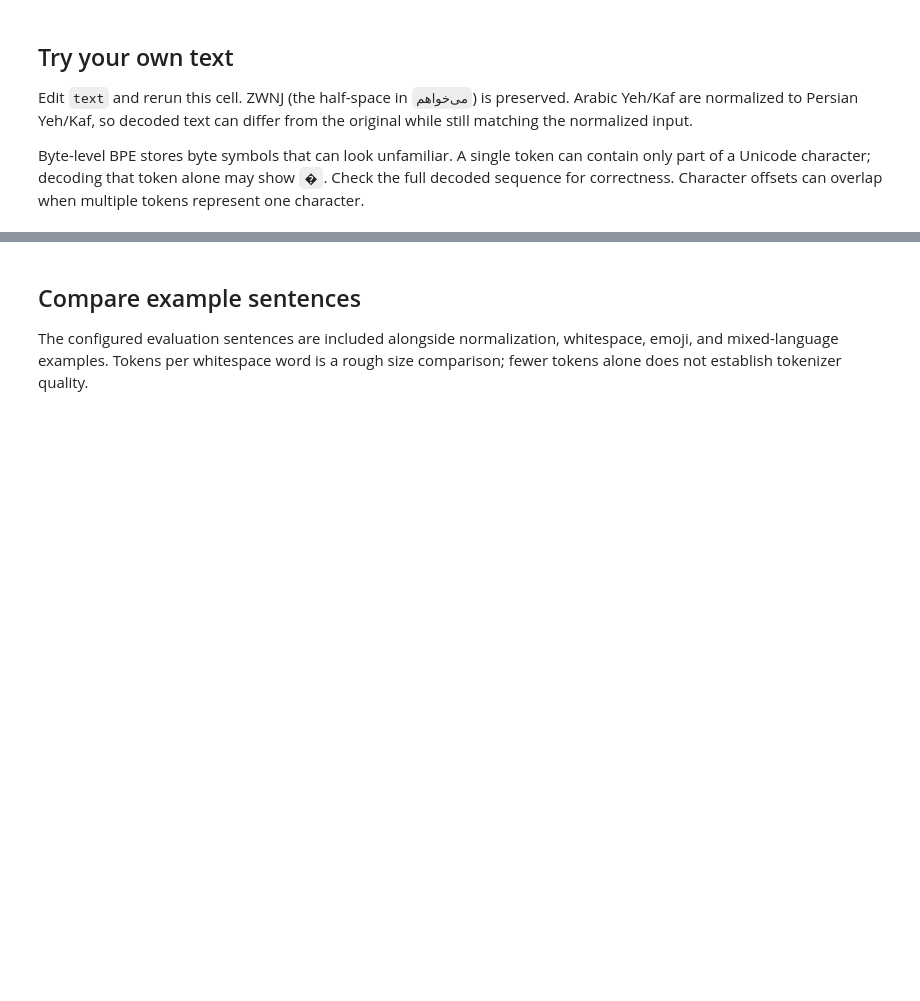
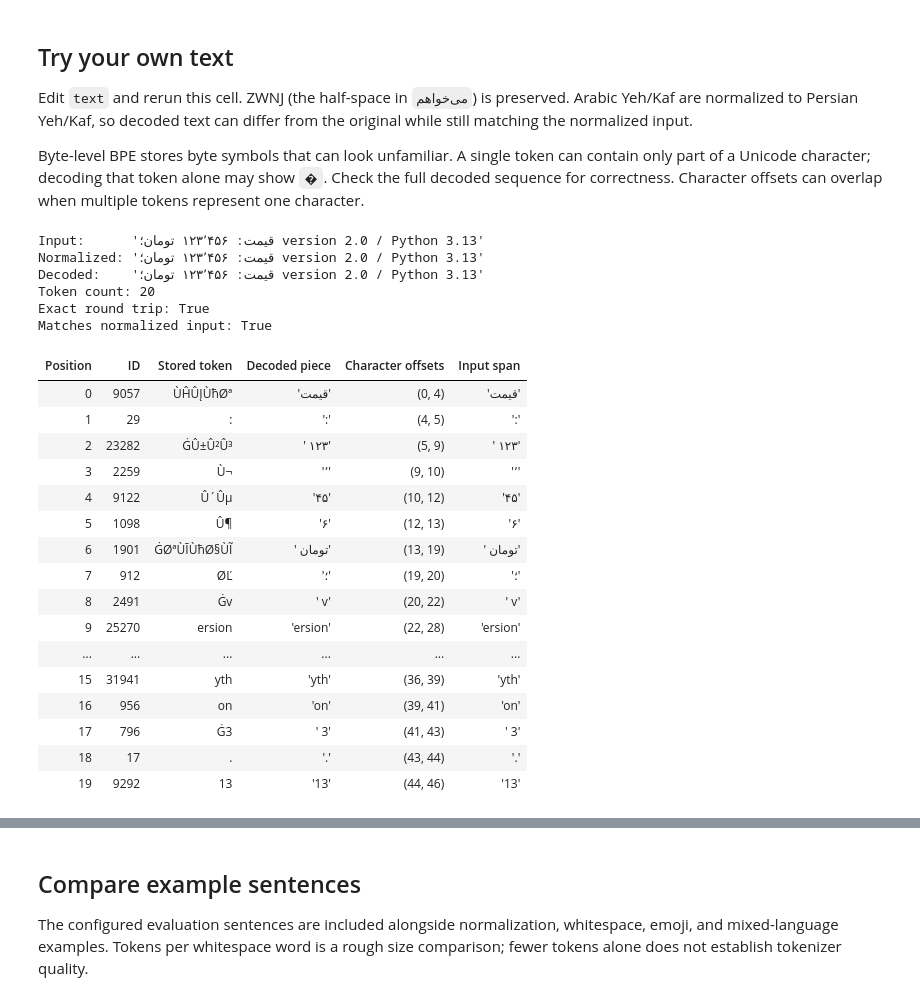
Before and after one commit to meysam-kazemi/train-persian-tokenizer, a Jupyter notebook: test_tokenizer.ipynb, the cells around one changed output, grey strips where cells are left out. Drawn from its saved outputs; the diff is of its cells as text; code cells hidden in the pictures; blank space fills up the shorter version.

Commit message:
update the config and test the trained tokenizer

```diff
--- a/test_tokenizer.ipynb
+++ b/test_tokenizer.ipynb
@@ -100,4 +101,31 @@ def inspect_text(text):
 Edit `text` and rerun this cell. ZWNJ (the half-space in `می‌خواهم`) is preserved. Arabic Yeh/Kaf are normalized to Persian Yeh/Kaf, so decoded text can differ from the original while still matching the normalized input.
 
 Byte-level BPE stores byte symbols that can look unfamiliar. A single token can contain only part of a Unicode character; decoding that token alone may show `�`. Check the full decoded sequence for correctness. Character offsets can overlap when multiple tokens represent one character.
+# %%
+text = "قیمت: ۱۲۳٬۴۵۶ تومان؛ version 2.0 / Python 3.13"
+encoded = inspect_text(text)
+# %% [output]
+Input:      'قیمت: ۱۲۳٬۴۵۶ تومان؛ version 2.0 / Python 3.13'
+Normalized: 'قیمت: ۱۲۳٬۴۵۶ تومان؛ version 2.0 / Python 3.13'
+Decoded:    'قیمت: ۱۲۳٬۴۵۶ تومان؛ version 2.0 / Python 3.13'
+Token count: 20
+Exact round trip: True
+Matches normalized input: True
+| Position | ID | Stored token | Decoded piece | Character offsets | Input span |
+| 0 | 9057 | ÙĤÛĮÙħØª | 'قیمت' | (0, 4) | 'قیمت' |
+| 1 | 29 | : | ':' | (4, 5) | ':' |
+| 2 | 23282 | ĠÛ±Û²Û³ | ' ۱۲۳' | (5, 9) | ' ۱۲۳' |
+| 3 | 2259 | Ù¬ | '٬' | (9, 10) | '٬' |
+| 4 | 9122 | Û´Ûµ | '۴۵' | (10, 12) | '۴۵' |
+| 5 | 1098 | Û¶ | '۶' | (12, 13) | '۶' |
+| 6 | 1901 | ĠØªÙĪÙħØ§ÙĨ | ' تومان' | (13, 19) | ' تومان' |
+| 7 | 912 | ØĽ | '؛' | (19, 20) | '؛' |
+| 8 | 2491 | Ġv | ' v' | (20, 22) | ' v' |
+| 9 | 25270 | ersion | 'ersion' | (22, 28) | 'ersion' |
+| ... | ... | ... | ... | ... | ... |
+| 15 | 31941 | yth | 'yth' | (36, 39) | 'yth' |
+| 16 | 956 | on | 'on' | (39, 41) | 'on' |
+| 17 | 796 | Ġ3 | ' 3' | (41, 43) | ' 3' |
+| 18 | 17 | . | '.' | (43, 44) | '.' |
+| 19 | 9292 | 13 | '13' | (44, 46) | '13' |
 # %%
```
Also changed, not shown: parts of 3 cells of this notebook, 1 other file.
